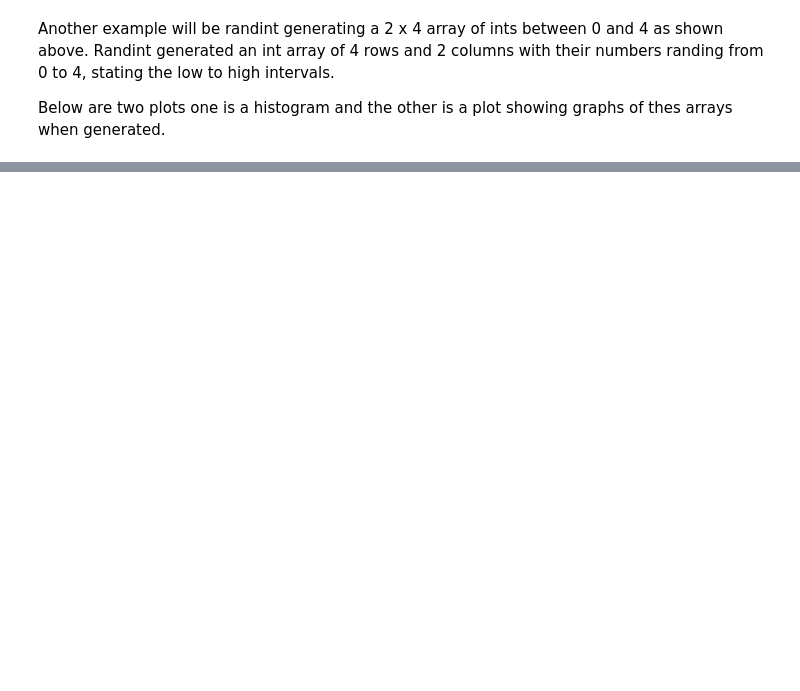
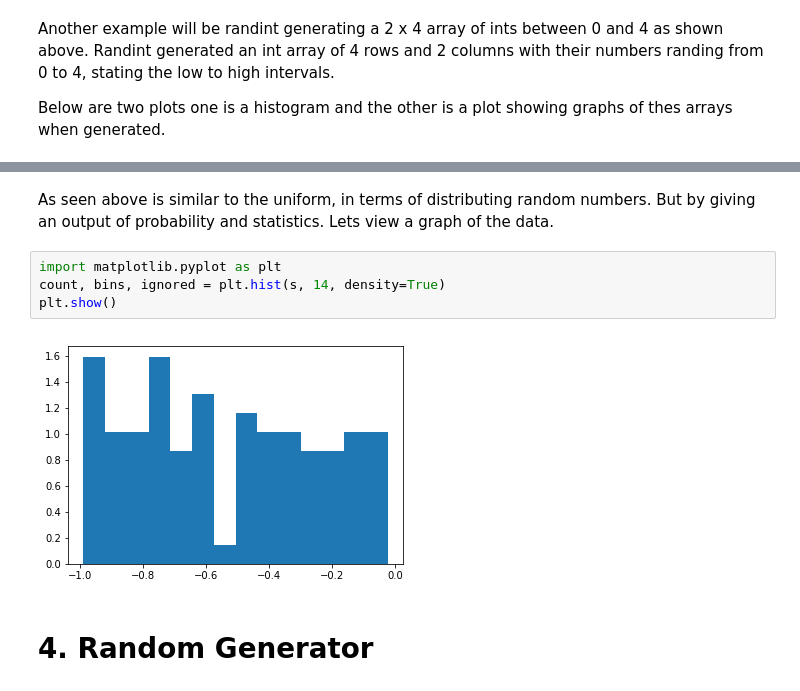
Before and after one commit to LauraOgba/Emerging-Technology, a Jupyter notebook: Numpy_File/Numpy Random.ipynb, the cells around one changed output, grey strips where cells are left out. Saved outputs shown, nothing was run; the diff lists cells and outputs as text; blank space fills up the shorter version.

```diff
--- a/Numpy_File/Numpy Random.ipynb
+++ b/Numpy_File/Numpy Random.ipynb
@@ -148,0 +244,10 @@ plt.show()
+# %% [markdown]
+As seen above is similar to the uniform, in terms of distributing random numbers. But by giving an output of probability and statistics. Lets view a graph of the data.
+# %%
+import matplotlib.pyplot as plt
+count, bins, ignored = plt.hist(s, 14, density=True)
+plt.show()
+# %% [output]
+[figure, added]
+# %% [markdown]
+# 4. Random Generator
```
Also changed, not shown: parts of 29 cells of this notebook.
